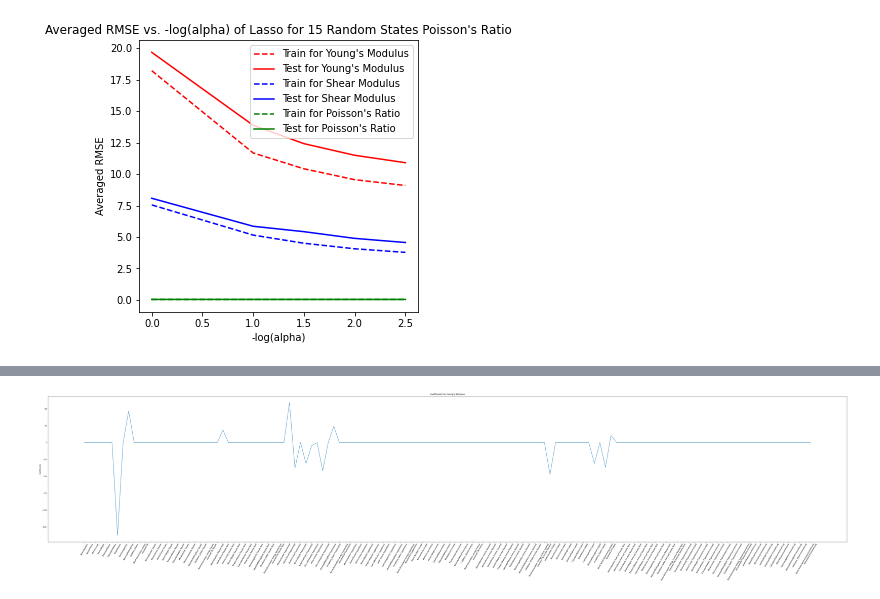
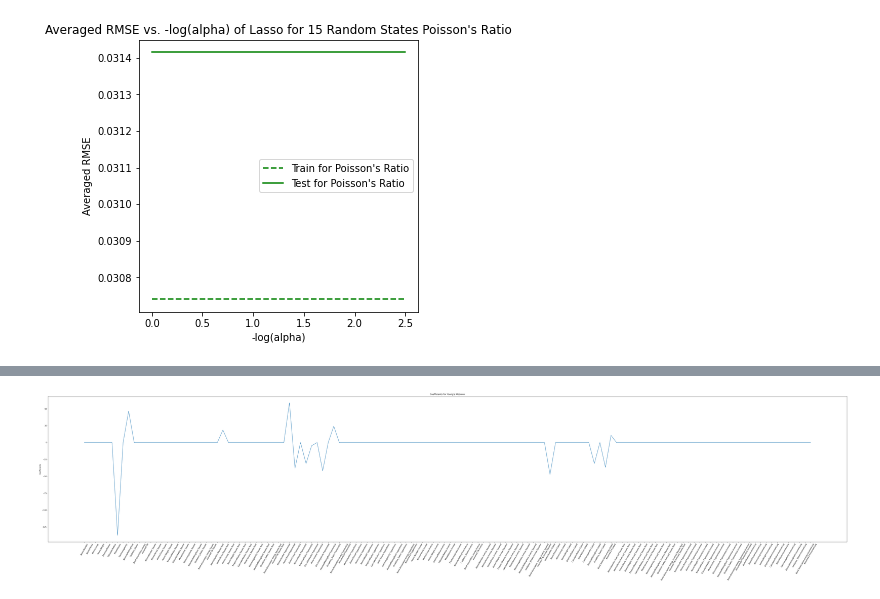
Before and after one commit to zachang890/ML_Research---Glass, a Jupyter notebook: lasso_feature_select_wk5-6.ipynb, the cells around one changed output, grey strips where cells are left out. Drawn from its saved outputs; the diff is of its cells as text; code cells hidden in the pictures.

```diff
--- a/lasso_feature_select_wk5-6.ipynb
+++ b/lasso_feature_select_wk5-6.ipynb
@@ -121,13 +121,13 @@ shear_average_rmse_train, shear_average_rmse_test = alpha_obj.average_rmse(shear
 poisson_average_rmse_train, poisson_average_rmse_test = alpha_obj.average_rmse(poisson_train, poisson_test)
 # %%
-alpha_obj.plot_rmse_alpha(youngs_average_rmse_train, youngs_average_rmse_test, "Young's Modulus", "r")
-alpha_obj.plot_rmse_alpha(shear_average_rmse_train, shear_average_rmse_test, "Shear Modulus", "b")
+# alpha_obj.plot_rmse_alpha(youngs_average_rmse_train, youngs_average_rmse_test, "Young's Modulus", "r")
+#alpha_obj.plot_rmse_alpha(shear_average_rmse_train, shear_average_rmse_test, "Shear Modulus", "b")
 alpha_obj.plot_rmse_alpha(poisson_average_rmse_train, poisson_average_rmse_test, "Poisson's Ratio", "g")
 #From here we know that the most optimal -log(alpha value would be 10^(-2))
 #Finer search around "optimal -log(alpha value)"
 #1.0
 # %% [output]
-[figure, old version]
+[figure, new version]
 # %%
 alpha_obj.plot_rmse_alpha(poisson_average_rmse_train, poisson_average_rmse_test, "Poisson's Ratio", "g")
 # %% [output]
```
Also changed, not shown: parts of 12 cells of this notebook, 2 other files.
